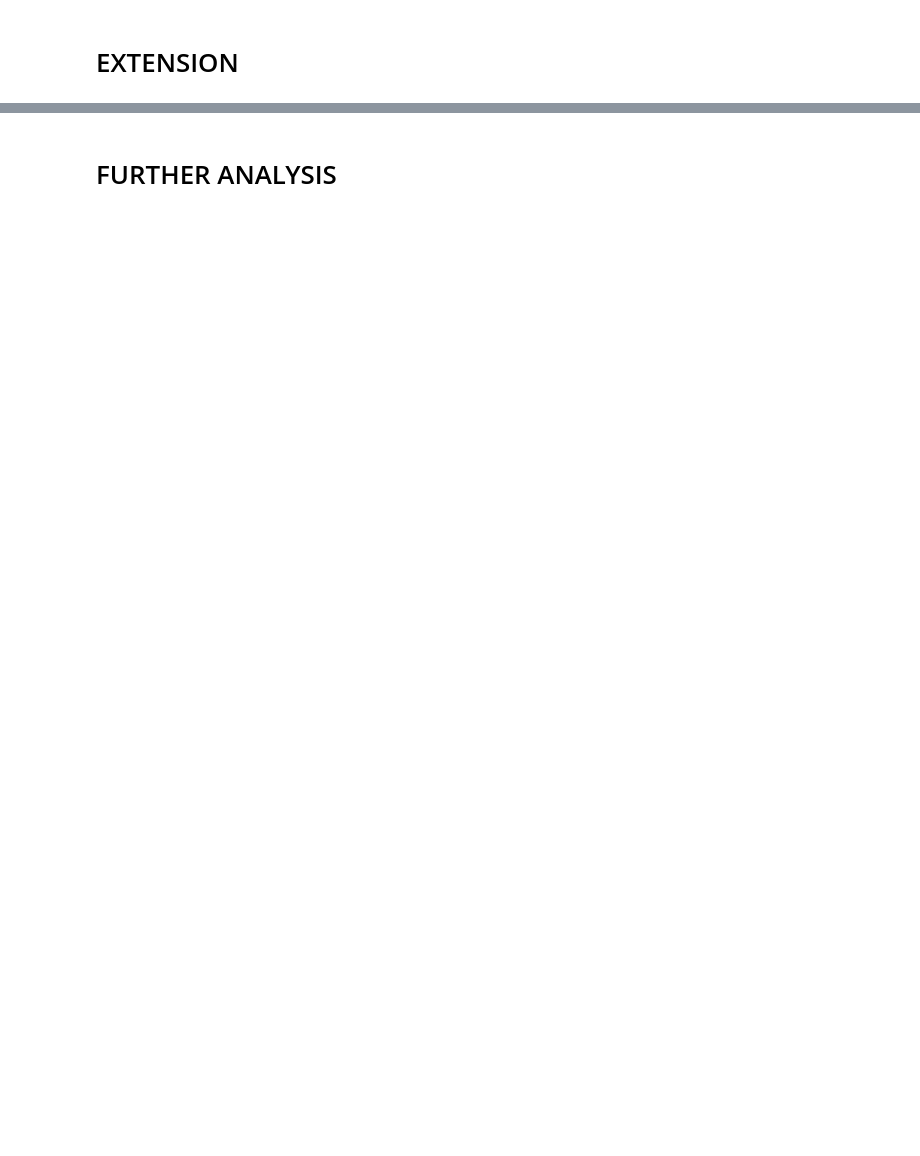
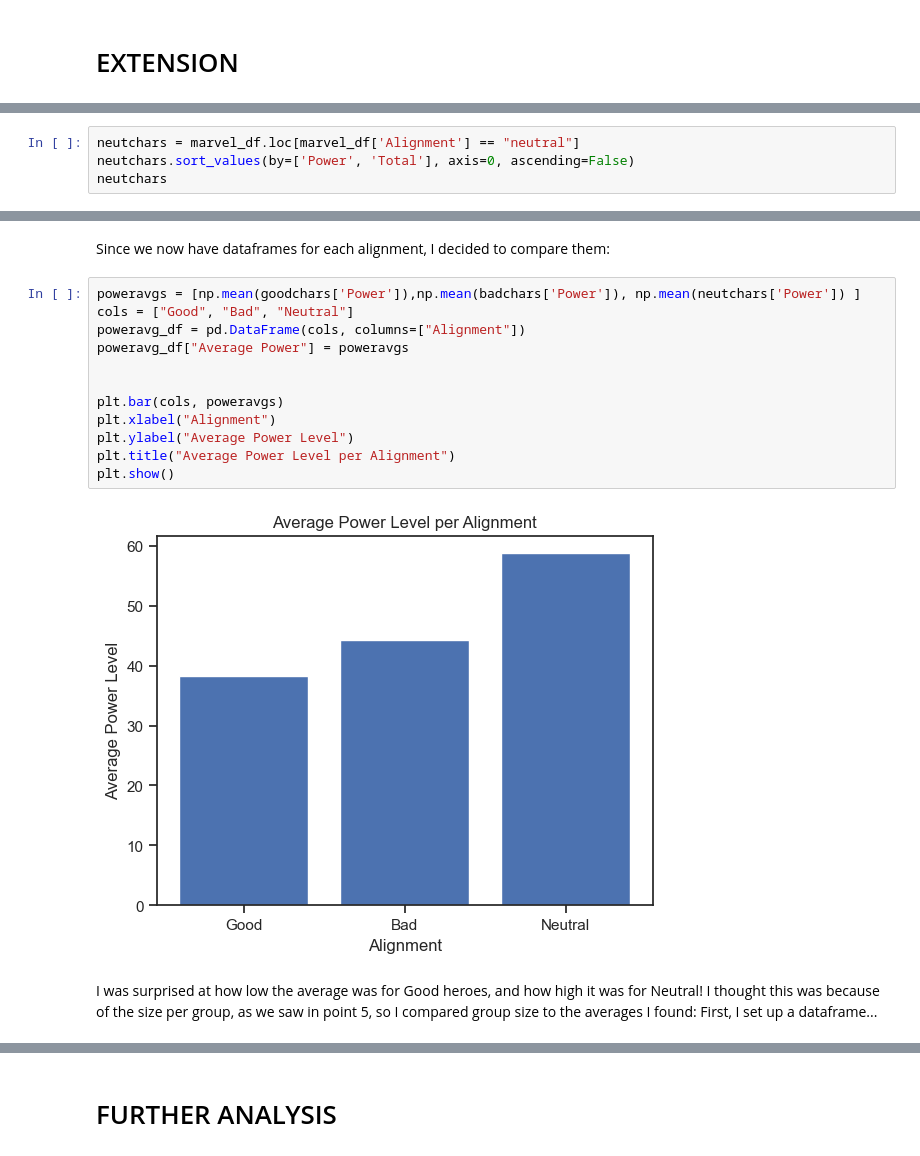
Before and after one commit to wanderingAviator/JUMPlus-Projects, a Jupyter notebook: project.ipynb, the cells around one changed output, grey strips where cells are left out. Cells and saved outputs as stored; diff of their text form; blank space fills up the shorter version.

```diff
--- a/project.ipynb
+++ b/project.ipynb
@@ -533,0 +220,4 @@ As we can see, America does, indeed, fall remarkably average with regards to the
+# %%
+neutchars = marvel_df.loc[marvel_df['Alignment'] == "neutral"]
+neutchars.sort_values(by=['Power', 'Total'], axis=0, ascending=False)
+neutchars
@@ -533,0 +237,18 @@ As we can see, America does, indeed, fall remarkably average with regards to the
+# %% [markdown]
+Since we now have dataframes for each alignment, I decided to compare them:
+# %%
+poweravgs = [np.mean(goodchars['Power']),np.mean(badchars['Power']), np.mean(neutchars['Power']) ]
+cols = ["Good", "Bad", "Neutral"]
+poweravg_df = pd.DataFrame(cols, columns=["Alignment"])
+poweravg_df["Average Power"] = poweravgs
+
+
+plt.bar(cols, poweravgs)
+plt.xlabel("Alignment")
+plt.ylabel("Average Power Level")
+plt.title("Average Power Level per Alignment")
+plt.show()
+# %% [output]
+[figure, added]
+# %% [markdown]
+I was surprised at how low the average was for Good heroes, and how high it was for Neutral! I thought this was because of the size per group, as we saw in point 5, so I compared group size to the averages I found: First, I set up a dataframe...
```
Also changed, not shown: parts of 140 cells of this notebook, 1 other file.
